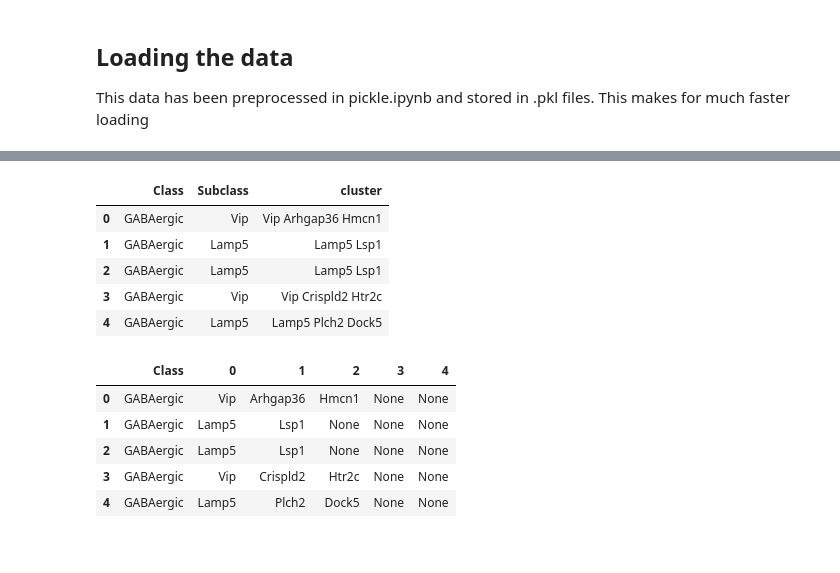
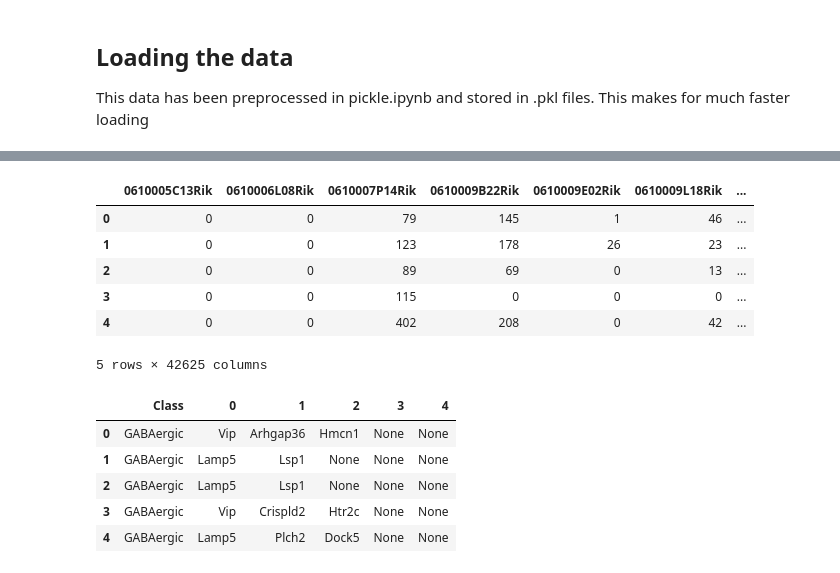
Before and after one commit to Iwijn/hierarchical-multi-label-prediction-for-automated-cell-type-identification, a Jupyter notebook: src/orig-hyr_vs_flat.ipynb, the cells around one changed output, grey strips where cells are left out. Drawn from its saved outputs; the diff is of its cells as text; code cells hidden in the pictures.

```diff
--- a/src/orig-hyr_vs_flat.ipynb
+++ b/src/orig-hyr_vs_flat.ipynb
@@ -17,5 +17,5 @@ This makes for much faster loading
 %%time
 df = pd.read_pickle("../data/Lauren/bam_df.pkl")
 labels = pd.read_pickle("../data/Lauren/bam_labels.pkl")
-labels.head()
+df.head()
 # %% [output]
@@ -24,9 +24,10 @@ Wall time: 3.97 s
-|  | Class | Subclass | cluster |
-| 0 | GABAergic | Vip | Vip Arhgap36 Hmcn1 |
-| 1 | GABAergic | Lamp5 | Lamp5 Lsp1 |
-| 2 | GABAergic | Lamp5 | Lamp5 Lsp1 |
-| 3 | GABAergic | Vip | Vip Crispld2 Htr2c |
-| 4 | GABAergic | Lamp5 | Lamp5 Plch2 Dock5 |
+|  | 0610005C13Rik | 0610006L08Rik | 0610007P14Rik | 0610009B22Rik | 0610009E02Rik | 0610009L18Rik | ... |
+| 0 | 0 | 0 | 79 | 145 | 1 | 46 | ... |
+| 1 | 0 | 0 | 123 | 178 | 26 | 23 | ... |
+| 2 | 0 | 0 | 89 | 69 | 0 | 13 | ... |
+| 3 | 0 | 0 | 115 | 0 | 0 | 0 | ... |
+| 4 | 0 | 0 | 402 | 208 | 0 | 42 | ... |
+5 rows × 42625 columns
 # %%
 labels = labels.join(labels['cluster'].str.split(pat=" ", expand=True))
 labels.drop(columns=['Subclass', 'cluster'], inplace=True)
```
Also changed, not shown: parts of 1 cell of this notebook, 4 other files.
